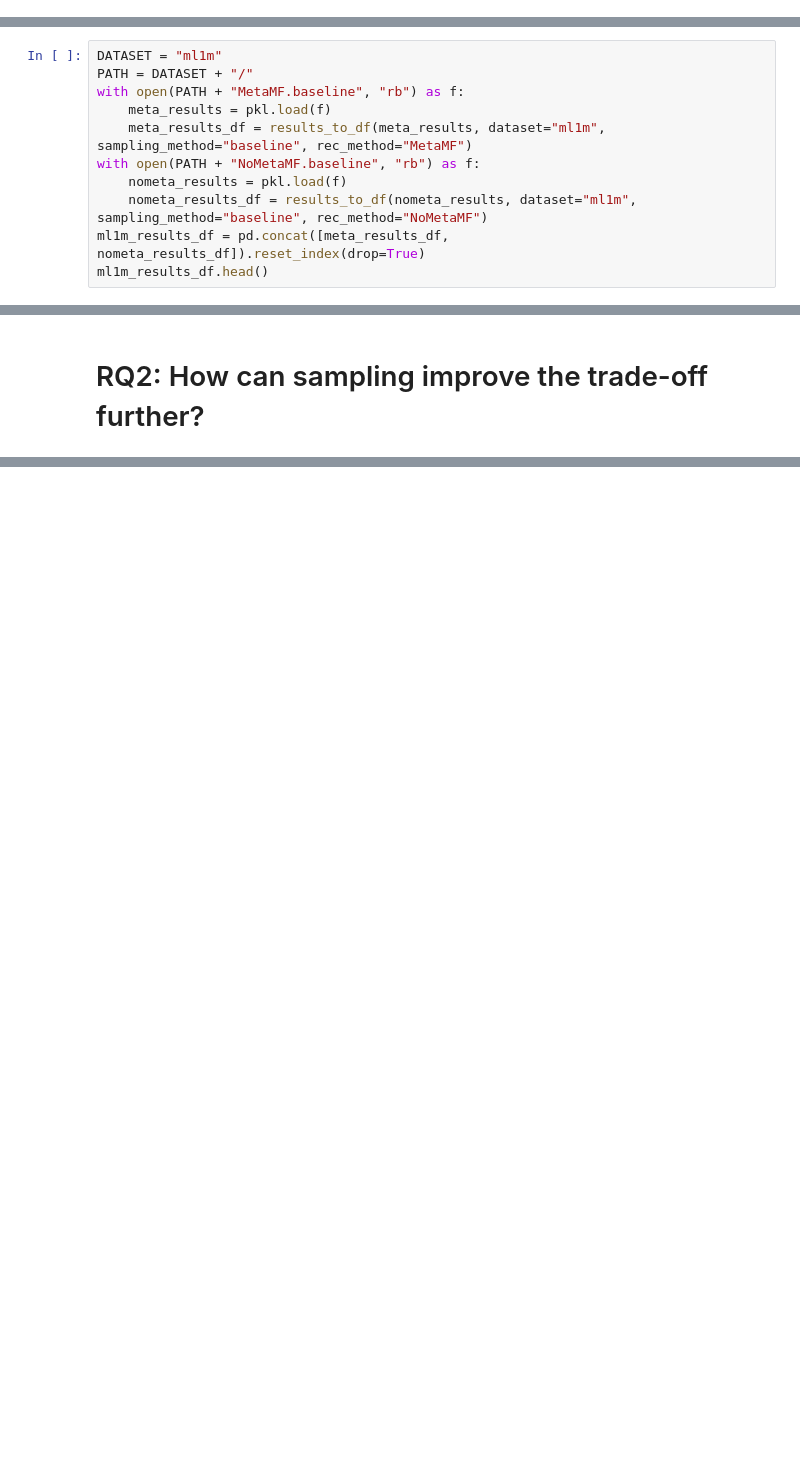
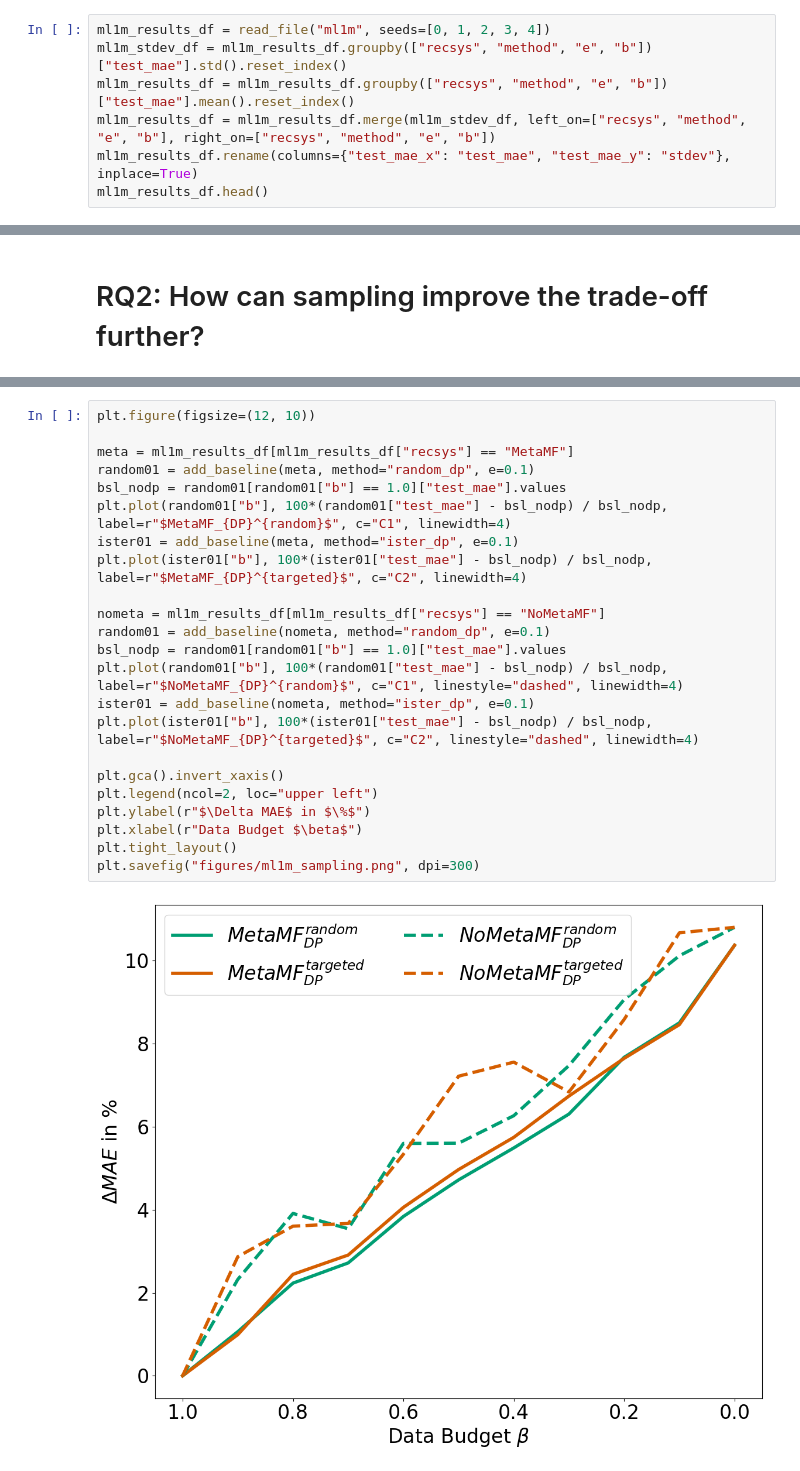
Before and after one commit to pmuellner/MetaTargetedDP, a Jupyter notebook: results/analysis.ipynb, the cells around one changed output, grey strips where cells are left out. Cells and saved outputs as stored; diff of their text form; blank space fills up the shorter version.

```diff
--- a/results/analysis.ipynb
+++ b/results/analysis.ipynb
@@ -18,0 +59,7 @@ def results_to_df(results_list, dataset, sampling_method, rec_method):
+# %%
+ml1m_results_df = read_file("ml1m", seeds=[0, 1, 2, 3, 4])
+ml1m_stdev_df = ml1m_results_df.groupby(["recsys", "method", "e", "b"])["test_mae"].std().reset_index()
+ml1m_results_df = ml1m_results_df.groupby(["recsys", "method", "e", "b"])["test_mae"].mean().reset_index()
+ml1m_results_df = ml1m_results_df.merge(ml1m_stdev_df, left_on=["recsys", "method", "e", "b"], right_on=["recsys", "method", "e", "b"])
+ml1m_results_df.rename(columns={"test_mae_x": "test_mae", "test_mae_y": "stdev"}, inplace=True)
+ml1m_results_df.head()
@@ -23,11 +88,0 @@ def results_to_df(results_list, dataset, sampling_method, rec_method):
-# %%
-DATASET = "ml1m"
-PATH = DATASET + "/"
-with open(PATH + "MetaMF.baseline", "rb") as f:
-    meta_results = pkl.load(f)
-    meta_results_df = results_to_df(meta_results, dataset="ml1m", sampling_method="baseline", rec_method="MetaMF")
-with open(PATH + "NoMetaMF.baseline", "rb") as f:
-    nometa_results = pkl.load(f)
-    nometa_results_df = results_to_df(nometa_results, dataset="ml1m", sampling_method="baseline", rec_method="NoMetaMF")
-ml1m_results_df = pd.concat([meta_results_df, nometa_results_df]).reset_index(drop=True)
-ml1m_results_df.head()
@@ -266,0 +241,25 @@ plt.show()
+# %%
+plt.figure(figsize=(12, 10))
+
+meta = ml1m_results_df[ml1m_results_df["recsys"] == "MetaMF"]
+random01 = add_baseline(meta, method="random_dp", e=0.1)
+bsl_nodp = random01[random01["b"] == 1.0]["test_mae"].values
+plt.plot(random01["b"], 100*(random01["test_mae"] - bsl_nodp) / bsl_nodp, label=r"$MetaMF_{DP}^{random}$", c="C1", linewidth=4)
+ister01 = add_baseline(meta, method="ister_dp", e=0.1)
+plt.plot(ister01["b"], 100*(ister01["test_mae"] - bsl_nodp) / bsl_nodp, label=r"$MetaMF_{DP}^{targeted}$", c="C2", linewidth=4)
+
+nometa = ml1m_results_df[ml1m_results_df["recsys"] == "NoMetaMF"]
+random01 = add_baseline(nometa, method="random_dp", e=0.1)
+bsl_nodp = random01[random01["b"] == 1.0]["test_mae"].values
+plt.plot(random01["b"], 100*(random01["test_mae"] - bsl_nodp) / bsl_nodp, label=r"$NoMetaMF_{DP}^{random}$", c="C1", linestyle="dashed", linewidth=4)
+ister01 = add_baseline(nometa, method="ister_dp", e=0.1)
+plt.plot(ister01["b"], 100*(ister01["test_mae"] - bsl_nodp) / bsl_nodp, label=r"$NoMetaMF_{DP}^{targeted}$", c="C2", linestyle="dashed", linewidth=4)
+
+plt.gca().invert_xaxis()
+plt.legend(ncol=2, loc="upper left")
+plt.ylabel(r"$\Delta MAE$ in $\%$")
+plt.xlabel(r"Data Budget $\beta$")
+plt.tight_layout()
+plt.savefig("figures/ml1m_sampling.png", dpi=300)
+# %% [output]
+[figure, added]
```
Also changed, not shown: parts of 23 cells of this notebook, 14 other files.
